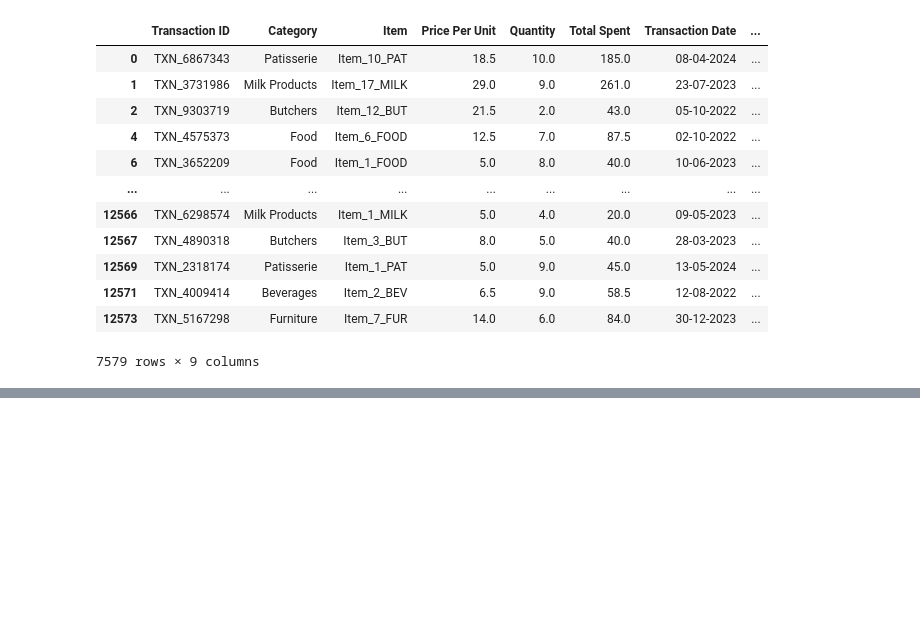
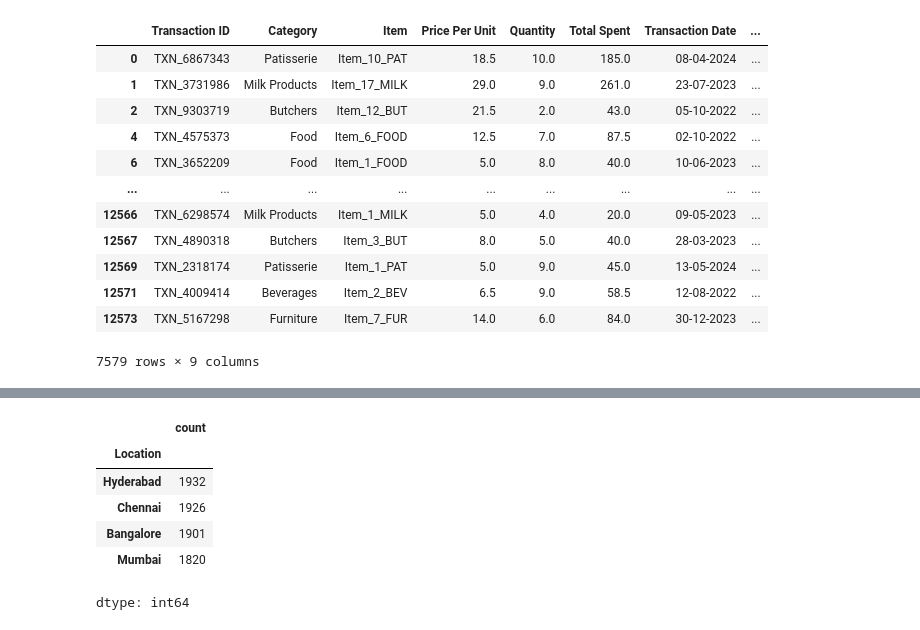
Before and after one commit to kavya-tenali2026/Internship-Retail-Store-Analysis, a Jupyter notebook: Untitled7.ipynb, the cells around one changed output, grey strips where cells are left out. Drawn from its saved outputs; the diff is of its cells as text; code cells hidden in the pictures; blank space fills up the shorter version.

```diff
--- a/Untitled7.ipynb
+++ b/Untitled7.ipynb
@@ -293,0 +332,17 @@ df
+# %%
+import numpy as np
+
+df["Location"] = np.random.choice(
+    ["Hyderabad", "Chennai", "Mumbai", "Bangalore"],
+    len(df)
+)
+# %%
+df["Location"].value_counts()
+# %% [output]
+|  | count |
+| Location |  |
+| Hyderabad | 1932 |
+| Chennai | 1926 |
+| Bangalore | 1901 |
+| Mumbai | 1820 |
+dtype: int64
```
Also changed, not shown: parts of 11 cells of this notebook.
